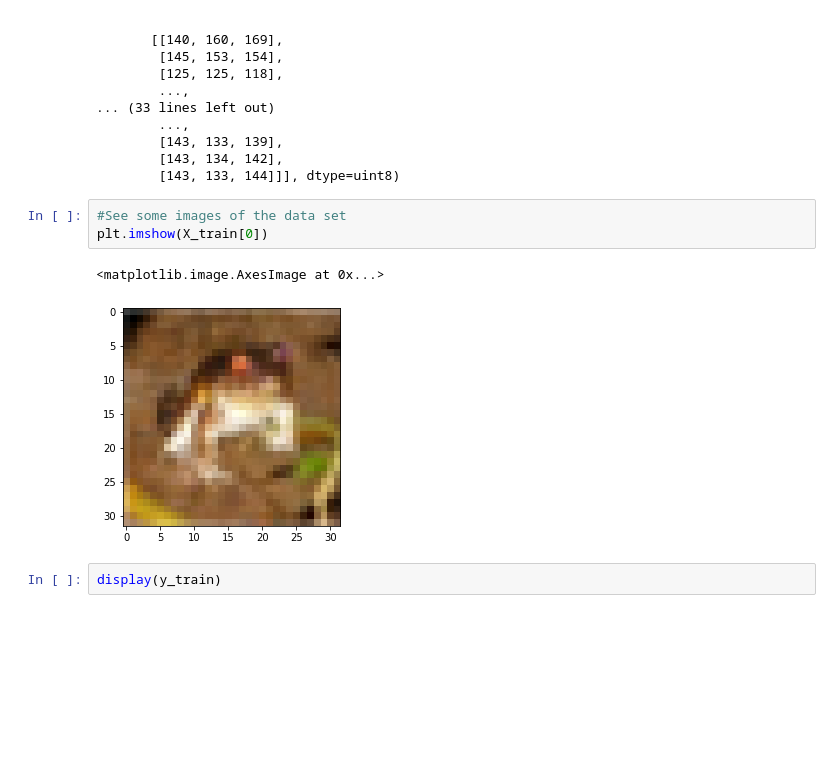
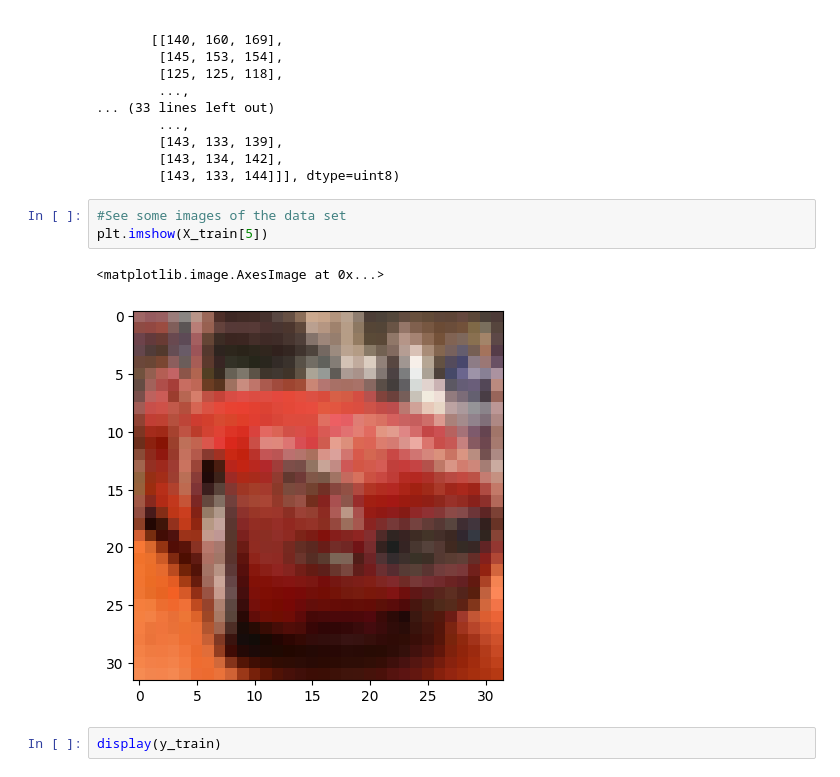
Before and after one commit to Gus-oss/DeepLearning, a Jupyter notebook: Tareas/Tarea3.CNNDEF.ParteII.ipynb, the cells around one changed output. Saved outputs shown, nothing was run; the diff lists cells and outputs as text; blank space fills up the shorter version.

```diff
--- a/Tareas/Tarea3.CNNDEF.ParteII.ipynb
+++ b/Tareas/Tarea3.CNNDEF.ParteII.ipynb
@@ -180,10 +193,10 @@ array([[[154, 177, 187],
         [143, 133, 144]]], dtype=uint8)
 # %%
 #See some images of the data set
-plt.imshow(X_train[0])
+plt.imshow(X_train[5])
 # %% [output]
 <matplotlib.image.AxesImage at 0x...>
-[figure, old version]
+[figure, new version]
 # %%
 display(y_train)
 # %% [output]
```
Also changed, not shown: parts of 9 cells of this notebook.
